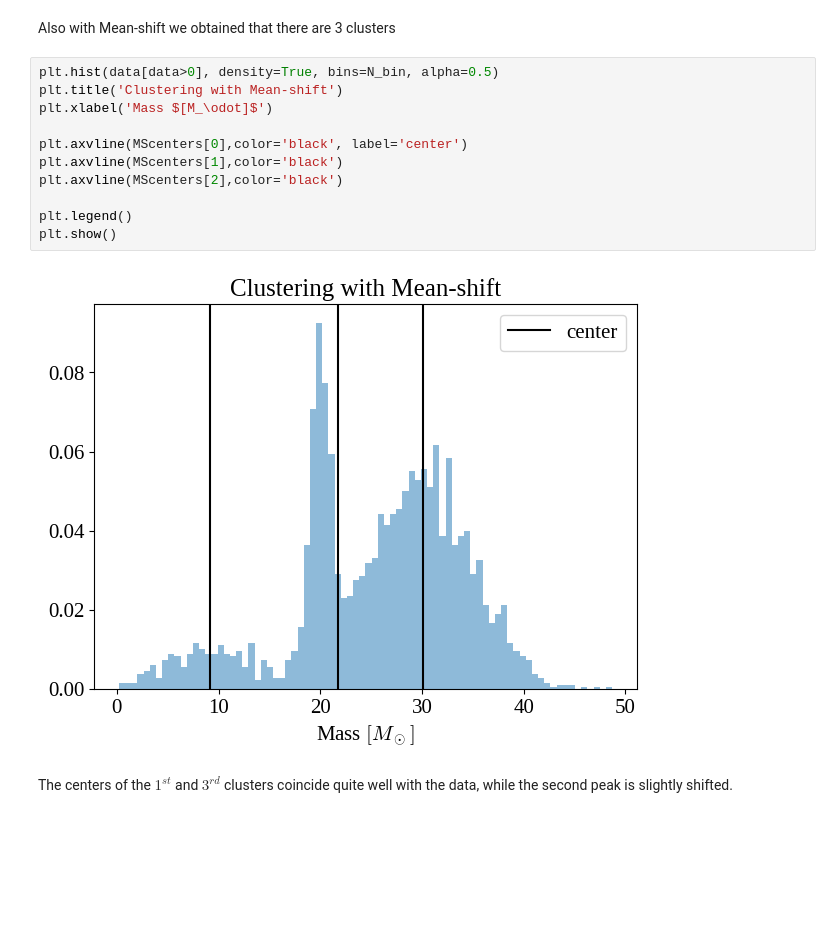
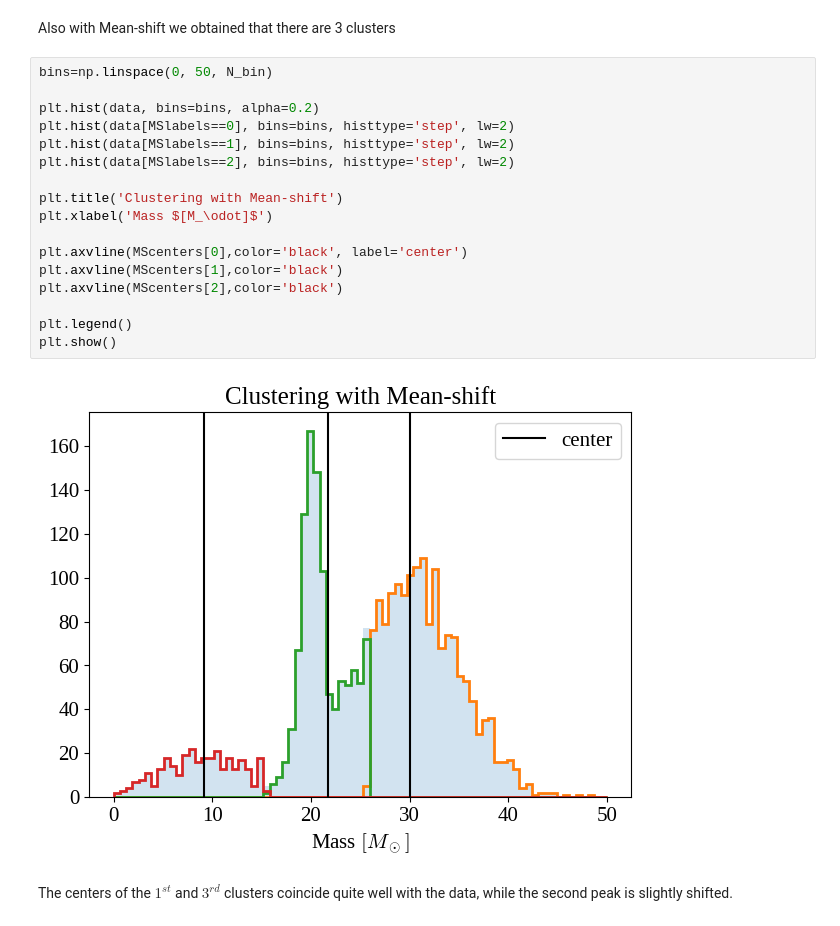
Before and after one commit to Alexpedro130/astrostatistics_bicocca_2023, a Jupyter notebook: working/L06_BBH_formation.ipynb, the cells around one changed output. Drawn from its saved outputs; the diff is of its cells as text; blank space fills up the shorter version.

```diff
--- a/working/L06_BBH_formation.ipynb
+++ b/working/L06_BBH_formation.ipynb
@@ -145,17 +145,23 @@ number of estimated clusters : 3
 # %% [markdown]
 Also with Mean-shift we obtained that there are 3 clusters
 # %%
-plt.hist(data[data>0], density=True, bins=N_bin, alpha=0.5)
+bins=np.linspace(0, 50, N_bin)
+
+plt.hist(data, bins=bins, alpha=0.2)
+plt.hist(data[MSlabels==0], bins=bins, histtype='step', lw=2)
+plt.hist(data[MSlabels==1], bins=bins, histtype='step', lw=2)
+plt.hist(data[MSlabels==2], bins=bins, histtype='step', lw=2)
+
 plt.title('Clustering with Mean-shift')
 plt.xlabel('Mass $[M_\odot]$')
 
 plt.axvline(MScenters[0],color='black', label='center')
 plt.axvline(MScenters[1],color='black')
 plt.axvline(MScenters[2],color='black')
 
 plt.legend()
 plt.show()
 # %% [output]
-[figure, old version]
+[figure, new version]
 # %% [markdown]
 The centers of the $1^{st}$ and $3^{rd}$ clusters coincide quite well with the data, while the second peak is slightly shifted.
```
Also changed, not shown: parts of 2 cells of this notebook.
